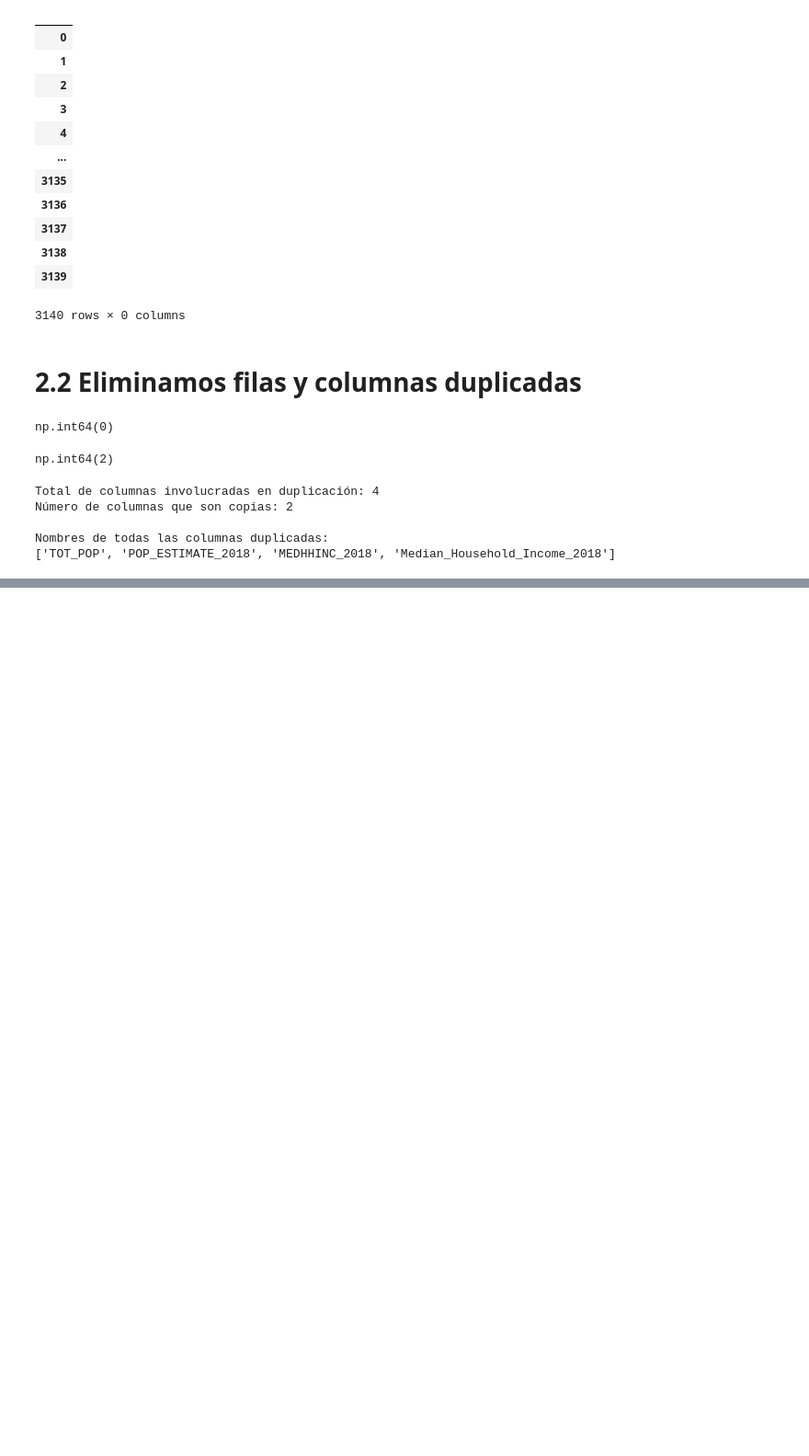
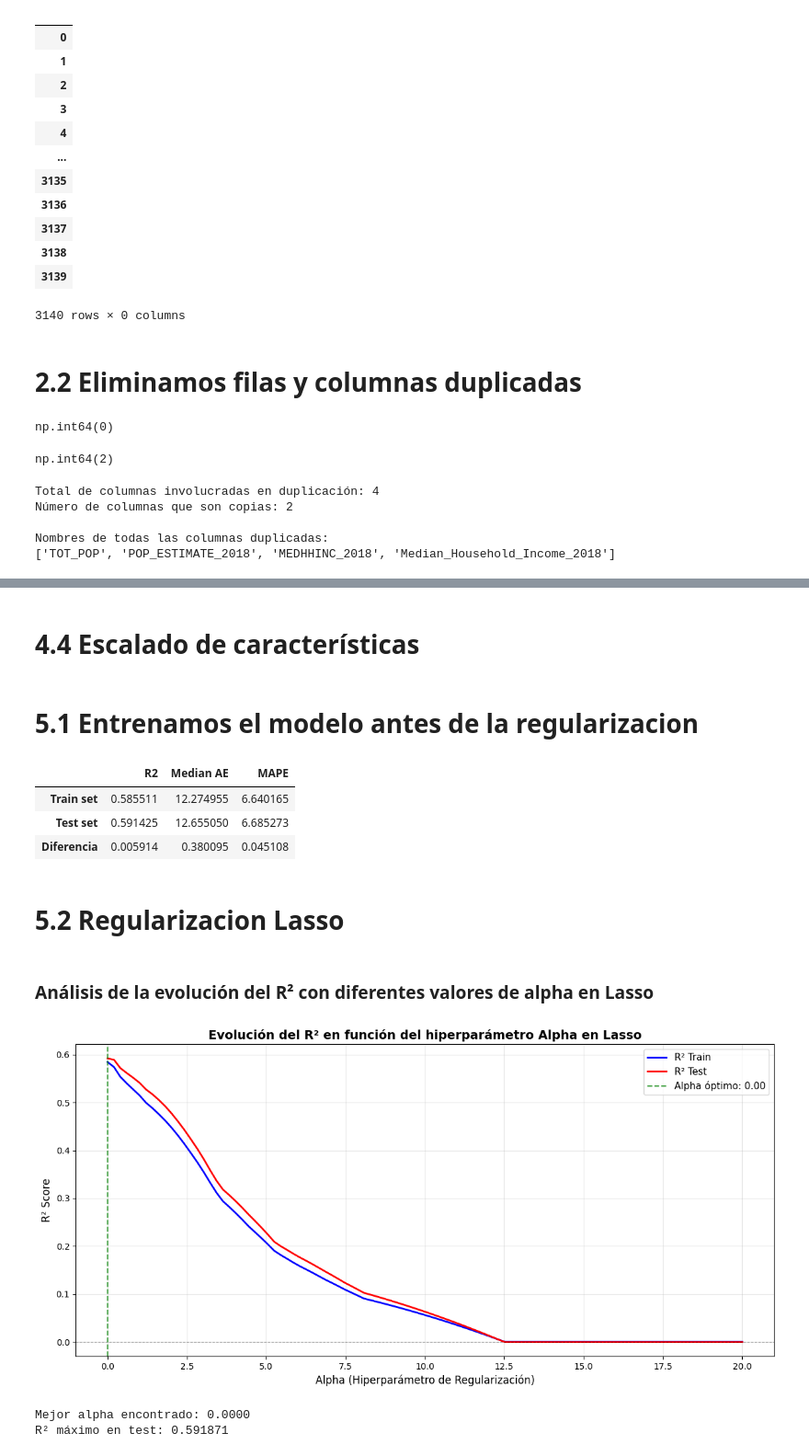
Before and after one commit to 4GeeksAcademy/carlos060495-intro-ml, a Jupyter notebook: src/03-regression-reg.ipynb, the cells around one changed output, grey strips where cells are left out. Shown at 92% size. Saved outputs shown, nothing was run; the diff lists cells and outputs as text; code cells hidden in the pictures; blank space fills up the shorter version.

```diff
--- a/src/03-regression-reg.ipynb
+++ b/src/03-regression-reg.ipynb
@@ -80,0 +662,4 @@ Nombres de todas las columnas duplicadas:
+# %%
+# Selecciona la caracteristicas con las que hemos determinado que vamos a proseguir el análisis
+X_train_sel = X_train[features]
+X_test_sel = X_test[features]
@@ -80,0 +686,11 @@ Nombres de todas las columnas duplicadas:
+# %% [markdown]
+# 4.4 Escalado de características
+# %%
+# Escalamos los datos con StandardScaler
+scaler = StandardScaler()
+
+# Fit en train, transform en ambos
+X_train_sc = scaler.fit_transform(X_train_sel)
+X_test_sc = scaler.transform(X_test_sel)
+# %% [markdown]
+# 5.1 Entrenamos el modelo antes de la regularizacion
@@ -80,0 +710,60 @@ Nombres de todas las columnas duplicadas:
+# %%
+get_metrics(yhat_linear, y_test, yhat_train_linear, y_train)
+# %% [output]
+|  | R2 | Median AE | MAPE |
+| Train set | 0.585511 | 12.274955 | 6.640165 |
+| Test set | 0.591425 | 12.655050 | 6.685273 |
+| Diferencia | 0.005914 | 0.380095 | 0.045108 |
+# %% [markdown]
+# 5.2 Regularizacion Lasso
+# %% [markdown]
+### Análisis de la evolución del R² con diferentes valores de alpha en Lasso
+# %%
+# Crear un rango de valores de alpha desde 0.0 hasta 20
+alphas = np.linspace(0.0, 20, 100)
+
+# Almacenar los R² para train y test
+r2_train_scores = []
+r2_test_scores = []
+
+# Entrenar un modelo Lasso para cada valor de alpha
+for alpha in alphas:
+    # Entrenar el modelo con el alpha actual
+    lasso_model = LassoCV(alphas=[alpha], cv=5, random_state=42).fit(X_train_sc, y_train)
+
+    # Predecir en train y test
+    yhat_train_temp = lasso_model.predict(X_train_sc)
+    yhat_test_temp = lasso_model.predict(X_test_sc)
+
+    # Calcular R² para train y test
+    r2_train_scores.append(r2_score(y_train, yhat_train_temp))
+    r2_test_scores.append(r2_score(y_test, yhat_test_temp))
+
+# Crear el gráfico
+plt.figure(figsize=(12, 6))
+plt.plot(alphas, r2_train_scores, label='R² Train', linewidth=2, color='blue')
+plt.plot(alphas, r2_test_scores, label='R² Test', linewidth=2, color='red')
+plt.xlabel('Alpha (Hiperparámetro de Regularización)', fontsize=12)
+plt.ylabel('R² Score', fontsize=12)
+plt.title('Evolución del R² en función del hiperparámetro Alpha en Lasso', fontsize=14, fontweight='bold')
+plt.legend(fontsize=11)
+plt.grid(True, alpha=0.3)
+plt.axhline(y=0, color='black', linestyle='--', linewidth=0.8, alpha=0.5)
+
+# Encontrar el alpha óptimo (máximo R² en test)
+best_alpha_idx = np.argmax(r2_test_scores)
+best_alpha = alphas[best_alpha_idx]
+best_r2 = r2_test_scores[best_alpha_idx]
+
+plt.axvline(x=best_alpha, color='green', linestyle='--', linewidth=1.5, alpha=0.7, label=f'Alpha óptimo: {best_alpha:.2f}')
+plt.legend(fontsize=11)
+
+plt.tight_layout()
+plt.show()
+
+print(f"\nMejor alpha encontrado: {best_alpha:.4f}")
+print(f"R² máximo en test: {best_r2:.6f}")
+# %% [output]
+[figure, added]
+Mejor alpha encontrado: 0.0000
+R² máximo en test: 0.591871
```
Also changed, not shown: parts of 51 cells of this notebook.
